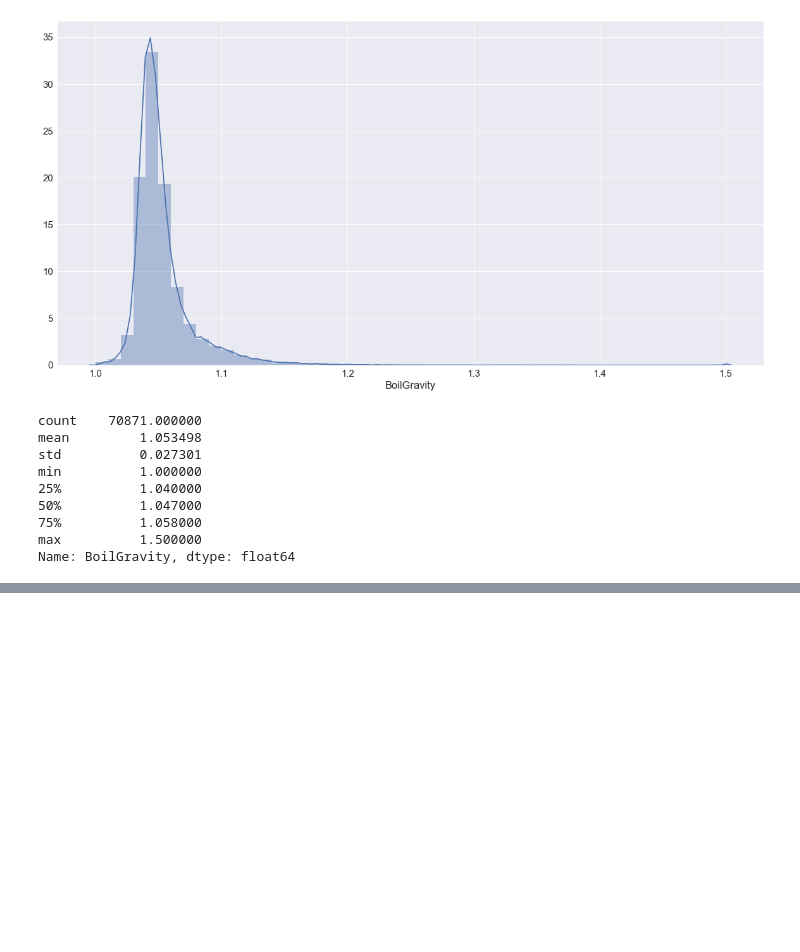
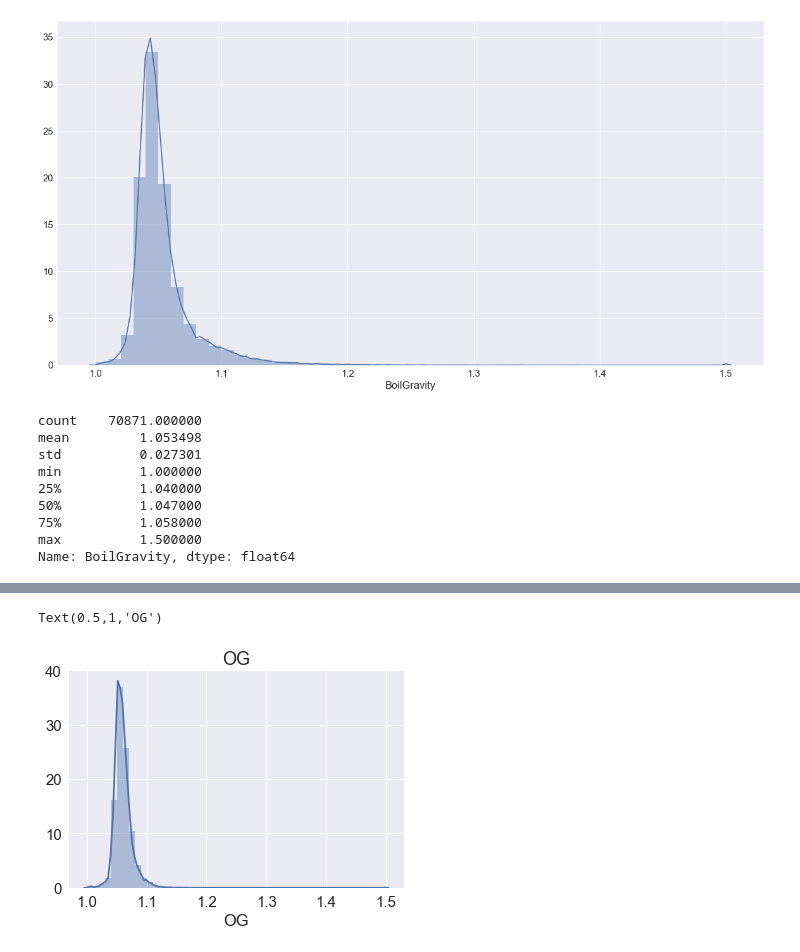
Before and after one commit to JeongChanwoo/DSC2018, a Jupyter notebook: online_test/Beer.ipynb, the cells around one changed output, grey strips where cells are left out. Cells and saved outputs as stored; diff of their text form; code cells hidden in the pictures; blank space fills up the shorter version.

```diff
--- a/online_test/Beer.ipynb
+++ b/online_test/Beer.ipynb
@@ -427,0 +481,2 @@ df_recipe_top_15.head()
+# %%
+df_recipe_numeric = df_recipe_numeric.drop('Size(L)',axis=1)
@@ -427,0 +577,6 @@ df_recipe_top_15.head()
+# %%
+sns.distplot(df_recipe_numeric.iloc[:,0])
+plt.title(df_recipe_numeric.columns[0])
+# %% [output]
+Text(0.5,1,'OG')
+[figure, added]
```
Also changed, not shown: parts of 52 cells of this notebook, 6 other files.
